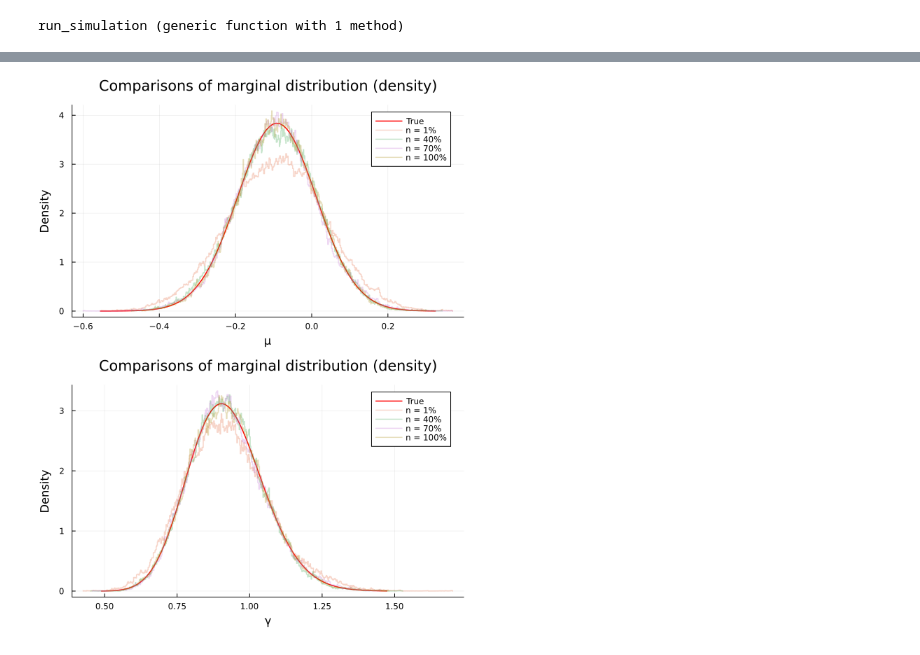
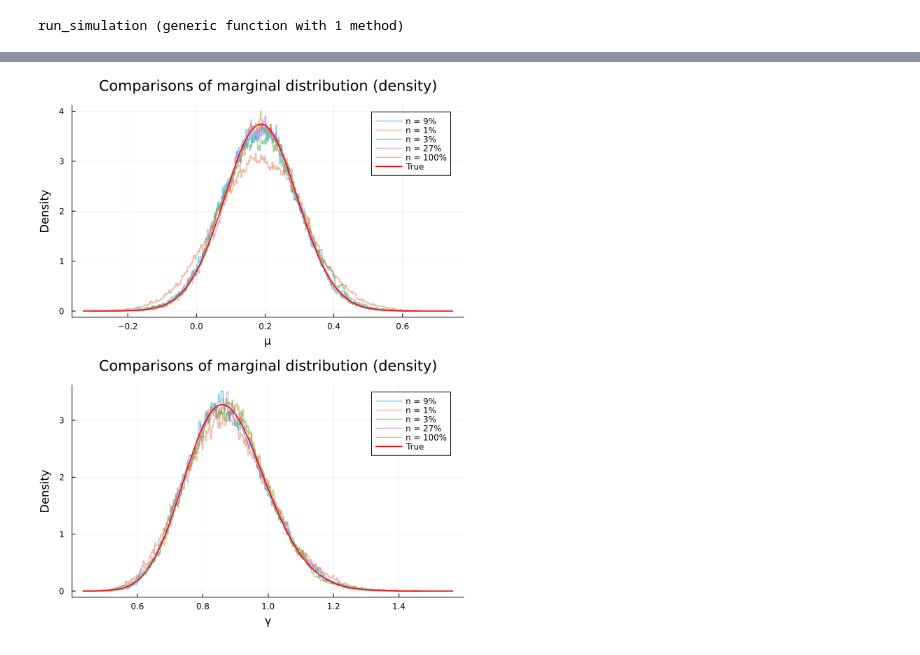
Before and after one commit to will-r-smith/Stochastic-Gradient-Langevin-Dynamics, a Jupyter notebook: models/BAOAB.ipynb, the cells around one changed output, grey strips where cells are left out. Cells and saved outputs as stored; diff of their text form; code cells hidden in the pictures.

```diff
--- a/models/BAOAB.ipynb
+++ b/models/BAOAB.ipynb
@@ -158,8 +158,8 @@ beta_N = 1 + sum((Samples .- x_bar).^2) / 2 + N * x_bar^2 / (2 * (1+N));
 # %%
 using Plots, Distributions
 
-x1 = range(minimum(q_traj[1,:]), stop=maximum(q_traj[1,:]), length=100)
-x2 = range(minimum(q_traj[2,:]), stop=maximum(q_traj[2,:]), length=100)
+x1 = range(minimum(q_traj[1,:]), maximum(q_traj[1,:]), length=100)
+x2 = range(minimum(q_traj[2,:]), maximum(q_traj[2,:]), length=100)
 # q1_dis = pdf(Normal(mu_N, sqrt((kappa_N * 1)^-1)), x1)   # gamma = 1
 v = 2 * alpha_N
 std = sqrt(beta_N / (kappa_N*alpha_N))
@@ -179,7 +179,5 @@ plot(q1_plot, q2_plot, layout=(1,2), size=(1000, 450))
 # %%
-using Plots
-using Distributions
-using StatsBase
+using Plots, Distributions, StatsBase, Base.Threads
 
 # Consider different percentages of the subset
 # Define functions for simulation and plotting
@@ -195,46 +193,48 @@ function simulate_and_plot_distributions(q0, p0, Nsteps, h, A, beta, Samples, st
     kappa_N = N + 1
     alpha_N = 1 + N / 2
     beta_N = 1 + sum((Samples .- x_bar).^2) / 2 + N * x_bar^2 / (2 * (N + 1))
+    edge = [mu_N, mu_N, alpha_N/beta_N, alpha_N/beta_N]     # to plot theoretical density distribution
 
     v = 2 * alpha_N
     std = sqrt(beta_N / (kappa_N * alpha_N))
     tdist = TDist(v)
 
-    # Run one long trajectory of Nsteps, using the BAOAB scheme
-    q_traj, p_traj, t_traj = run_simulation(q0, p0, Nsteps, h, A, beta, Samples, BAOAB_step, grad_gaussian, N, N);
+    # # Run one long trajectory of Nsteps, using the BAOAB scheme
+    # q_traj, p_traj, t_traj = run_simulation(q0, p0, Nsteps, h, A, beta, Samples, BAOAB_step, grad_gaussian, N, N);
+    lc = ReentrantLock()
+
+    @sync @threads for n in n_values
+        q_traj, _, _ = run_simulation(q0, p0, Nsteps, h, A, beta, Samples, step_function, grad_U, N, n)
+
+        # x1 = range(minimum(q_traj[1,:]), maximum(q_traj[1,:]), length=100)
+        # x2 = range(minimum(q_traj[2,:]), maximum(q_traj[2,:]), length=100)
+
+        lock(lc) do
+            # Generate the boundaries of the histogram
+            edge[1] = minimum([minimum(q_traj[1,:]), edge[1]]); edge[2] = maximum([maximum(q_traj[1,:]), edge[2]])
+            edge[3] = minimum([minimum(q_traj[2,:]), edge[3]]); edge[4] = maximum([maximum(q_traj[2,:]), edge[4]])
+
+            stephist!(p_mu, q_traj[1,:], bins=800, normalize=:pdf, label="n = $n%", lw=1.5, alpha=0.5)
+            stephist!(p_gamma, q_traj[2,:], bins=800, normalize=:pdf, label="n = $n%", lw=1.5, alpha=0.5)
+        end
+    end
 
     # The theoretical density distribution
-    x_standard_1 = range(minimum(q_traj[1,:]), stop=maximum(q_traj[1,:]), length=100)
-    x_standard_2 = range(minimum(q_traj[2,:]), stop=maximum(q_traj[2,:]), length=100)
+    x_standard_1 = range(edge[1], edge[2], length=100)
+    x_standard_2 = range(edge[3], edge[4], length=100)
     q1_dist = pdf(mu_N .+ std .* tdist, x_standard_1)
     q2_dist = pdf(Gamma(alpha_N, 1/beta_N), x_standard_2)
 
     plot!(p_mu, x_standard_1, q1_dist, color=:red, lw=1.5, label="True")
     plot!(p_gamma, x_standard_2, q2_dist, color=:red, lw=1.5, label="True")
-
-
-    for n in n_values
-        q_traj, _, _ = run_simulation(q0, p0, Nsteps, h, A, beta, Samples, step_function, grad_U, N, n)
-
-        x1 = range(minimum(q_traj[1,:]), stop=maximum(q_traj[1,:]), length=100)
-        x2 = range(minimum(q_traj[2,:]), stop=maximum(q_traj[2,:]), length=100)
-
-        # Generate the boundaries of the histogram
-        edge_1 = collect(x1)
-        edge_2 = collect(x2)
-
-        stephist!(p_mu, q_traj[1,:], bins=800, normalize=:pdf, label="n = $n%", lw=1.5, line=:mid, alpha=0.3)
-        stephist!(p_gamma, q_traj[2,:], bins=800, normalize=:pdf, label="n = $n%", lw=1.5, line=:mid, alpha=0.3)
-
-    end
-
     plot!(size=(620, 800))
 
     return p_mu, p_gamma
 end
 
 # Define the value of n
-n_values = [1, 40, 70, 100]
+# n_values = [1, 40, 70, 100]
+n_values = [1, 3, 9, 27, 100]
 
 # Initialize one walker
 q0 = [0,1]      # just for initialization
@@ -245,7 +245,6 @@ h = 0.001
 A = 10.0
 beta = 1.0
 N = 100
-n = 10
 Samples = randn(N)
 
 p_mu, p_gamma = simulate_and_plot_distributions(q0, p0, Nsteps, h, A, beta, Samples, BAOAB_step, grad_gaussian, N, n_values)
@@ -275 +258 @@ display(combined_graph)
-[figure, old version]
+[figure, new version]
```
Also changed, not shown: parts of 4 cells of this notebook.
